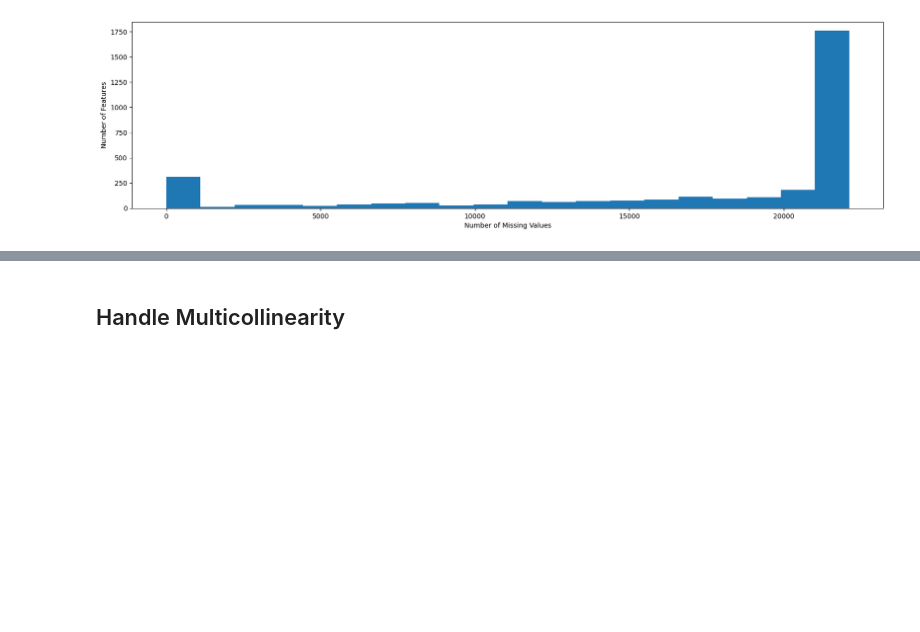
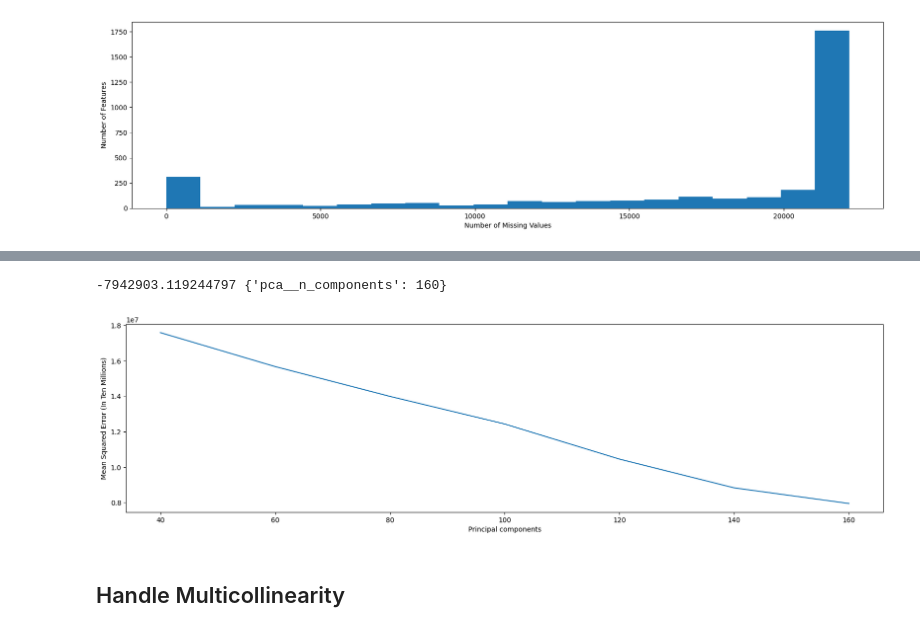
Before and after one commit to cyrilmichino/modeling-income-shares, a Jupyter notebook: college-scorecard-data-analysis.ipynb, the cells around one changed output, grey strips where cells are left out. Cells and saved outputs as stored; diff of their text form; code cells hidden in the pictures; blank space fills up the shorter version.

```diff
--- a/college-scorecard-data-analysis.ipynb
+++ b/college-scorecard-data-analysis.ipynb
@@ -803,0 +807,4 @@ data.to_csv("/kaggle/working/CleanedConsolidatedData.csv")
+# %%
+data = pd.read_csv("/kaggle/working/CleanedConsolidatedData.csv")
+data = data.drop(['Unnamed: 0'], axis=1)
+data.head()
@@ -803,0 +823,4 @@ data.to_csv("/kaggle/working/CleanedConsolidatedData.csv")
+# %%
+y = data['MN_EARN_WNE_P6']
+X = data.drop(['UNITID', 'INSTNM','MN_EARN_WNE_P6'],axis=1)
+print(X.shape,y.shape)
@@ -803,0 +829,7 @@ data.to_csv("/kaggle/working/CleanedConsolidatedData.csv")
+# %%
+## Feature scaling – Standardisation
+scaler = StandardScaler()
+X_scaled = scaler.fit_transform(X)
+
+X_train, X_test, y_train, y_test = train_test_split(X_scaled, y, test_size=0.2, random_state=42)
+print(X_train.shape, X_test.shape, y_train.shape, y_test.shape)
@@ -804,3 +879,20 @@ data.to_csv("/kaggle/working/CleanedConsolidatedData.csv")
+# %%
+parameters = {'pca__n_components':[40,60,80,100,120,140,160]}
+pipe = make_pipeline(PCA(), LinearRegression())
+
+reg = GridSearchCV(pipe, parameters, cv=10, scoring='neg_mean_squared_error')
+reg.fit(X_train, y_train)
+print(reg.best_score_, reg.best_params_)
+# %% [output]
+-7942903.119244797 {'pca__n_components': 160}
+# %%
+plt.figure(figsize=(20,5))
+plt.plot(reg.cv_results_['param_pca__n_components'].data, -1 * reg.cv_results_['mean_test_score'])
+plt.ylabel("Mean Squared Error (In Ten Millions)")
+plt.xlabel("Principal components")
+plt.show()
+# %% [output]
+[figure, added]
 # %% [markdown]
 ## Handle Multicollinearity
 # %%
```
Also changed, not shown: parts of 28 cells of this notebook.
